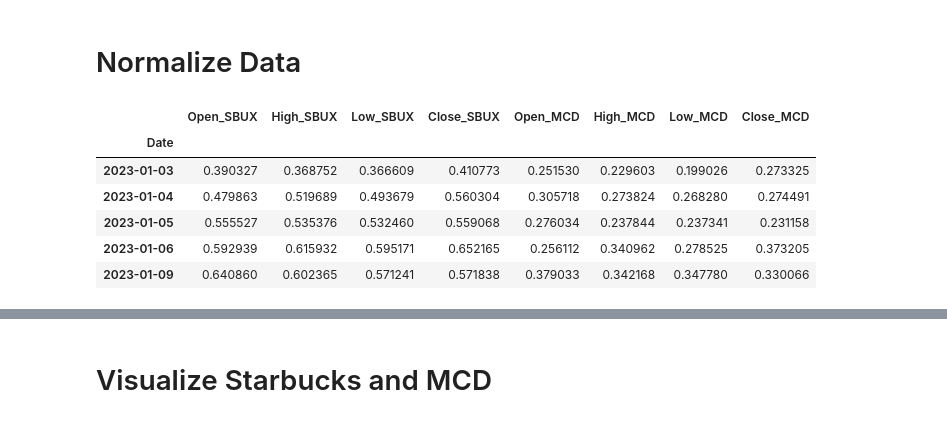
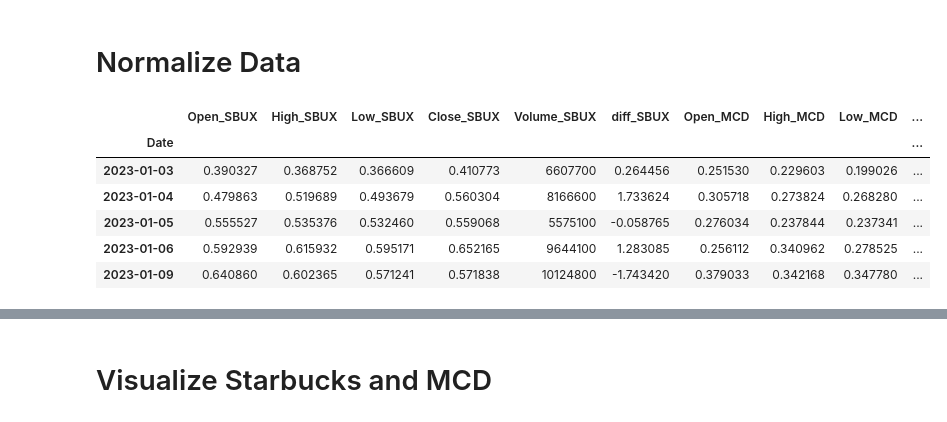
Before and after one commit to BonarSs/Stock-Conflict-Analysis, a Jupyter notebook: AnalyzingData.ipynb, the cells around one changed output, grey strips where cells are left out. Drawn from its saved outputs; the diff is of its cells as text; code cells hidden in the pictures.

```diff
--- a/AnalyzingData.ipynb
+++ b/AnalyzingData.ipynb
@@ -64,20 +64,20 @@ SBUX_MCD.head()
 # %%
 from sklearn.preprocessing import MinMaxScaler
 
 column_to_scale = SBUX_MCD.columns[0:4].append(SBUX_MCD.columns[6:10])
 
 scaler = MinMaxScaler(feature_range= (0,1))
 SBUX_MCD[column_to_scale] = scaler.fit_transform(SBUX_MCD[column_to_scale])
 
-SBUX_MCD[column_to_scale].head()
+SBUX_MCD.head()
 # %% [output]
-|  | Open_SBUX | High_SBUX | Low_SBUX | Close_SBUX | Open_MCD | High_MCD | Low_MCD | Close_MCD |
-| Date |  |  |  |  |  |  |  |  |
-| 2023-01-03 | 0.390327 | 0.368752 | 0.366609 | 0.410773 | 0.251530 | 0.229603 | 0.199026 | 0.273325 |
-| 2023-01-04 | 0.479863 | 0.519689 | 0.493679 | 0.560304 | 0.305718 | 0.273824 | 0.268280 | 0.274491 |
-| 2023-01-05 | 0.555527 | 0.535376 | 0.532460 | 0.559068 | 0.276034 | 0.237844 | 0.237341 | 0.231158 |
-| 2023-01-06 | 0.592939 | 0.615932 | 0.595171 | 0.652165 | 0.256112 | 0.340962 | 0.278525 | 0.373205 |
-| 2023-01-09 | 0.640860 | 0.602365 | 0.571241 | 0.571838 | 0.379033 | 0.342168 | 0.347780 | 0.330066 |
+|  | Open_SBUX | High_SBUX | Low_SBUX | Close_SBUX | Volume_SBUX | diff_SBUX | Open_MCD | High_MCD | Low_MCD | ... |
+| Date |  |  |  |  |  |  |  |  |  | ... |
+| 2023-01-03 | 0.390327 | 0.368752 | 0.366609 | 0.410773 | 6607700 | 0.264456 | 0.251530 | 0.229603 | 0.199026 | ... |
+| 2023-01-04 | 0.479863 | 0.519689 | 0.493679 | 0.560304 | 8166600 | 1.733624 | 0.305718 | 0.273824 | 0.268280 | ... |
+| 2023-01-05 | 0.555527 | 0.535376 | 0.532460 | 0.559068 | 5575100 | -0.058765 | 0.276034 | 0.237844 | 0.237341 | ... |
+| 2023-01-06 | 0.592939 | 0.615932 | 0.595171 | 0.652165 | 9644100 | 1.283085 | 0.256112 | 0.340962 | 0.278525 | ... |
+| 2023-01-09 | 0.640860 | 0.602365 | 0.571241 | 0.571838 | 10124800 | -1.743420 | 0.379033 | 0.342168 | 0.347780 | ... |
 # %%
 SBUX_MCD.describe()
 # %% [output]
```
